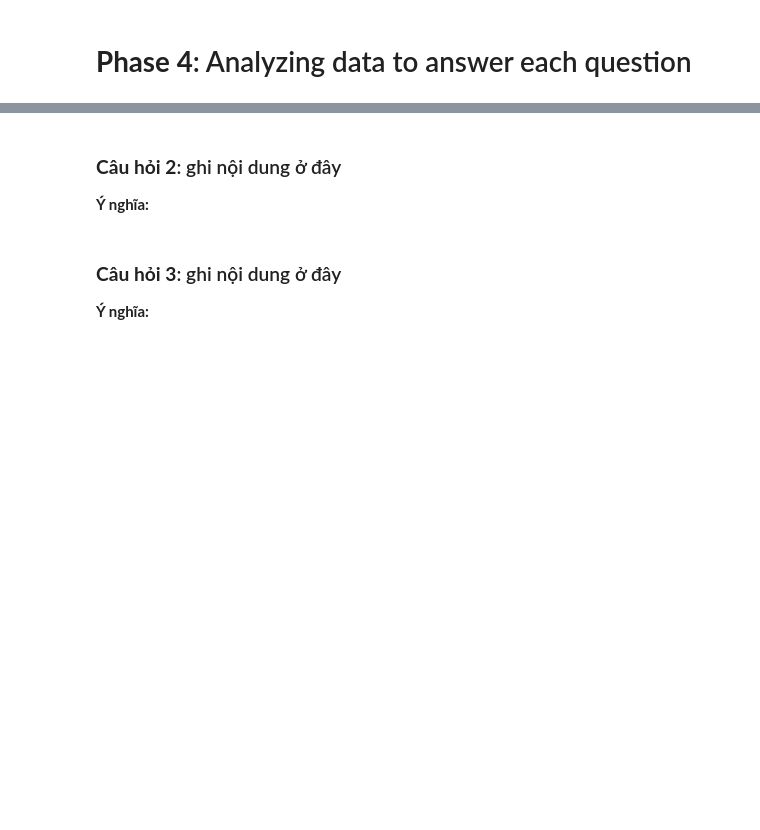
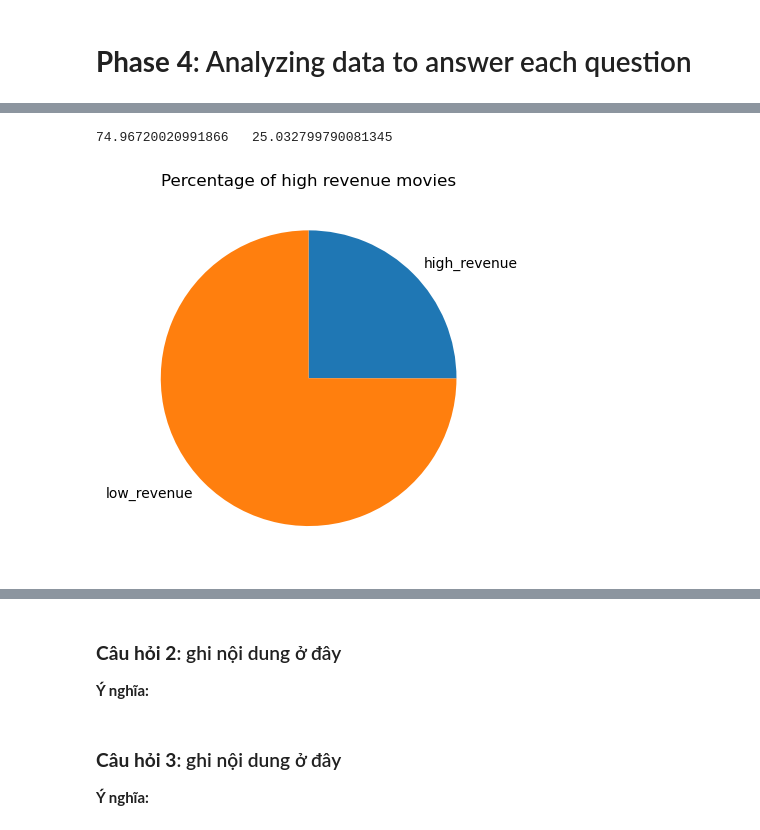
Before and after one commit to baohuyvanba/hcmus_dsp_finalproject_CSC17104, a Jupyter notebook: finalproject.ipynb, the cells around one changed output, grey strips where cells are left out. Saved outputs shown, nothing was run; the diff lists cells and outputs as text; code cells hidden in the pictures; blank space fills up the shorter version.

```diff
--- a/finalproject.ipynb
+++ b/finalproject.ipynb
@@ -209,0 +243,3 @@ memory usage: 163.7+ MB
+# %%
+positive_revenue_df = df.loc[df['revenue'] > 0]
+positive_revenue_df['revenue'].describe()
@@ -209,0 +256,12 @@ memory usage: 163.7+ MB
+# %%
+high_revenue = positive_revenue_df['revenue'].quantile(.75)
+high_revenue_percent = positive_revenue_df['revenue'][positive_revenue_df['revenue'] >= high_revenue].count() / positive_revenue_df.shape[0] *100
+
+high_revenue_df = positive_revenue_df[positive_revenue_df['revenue'] >= high_revenue]
+
+plt.pie([high_revenue_percent, 100-high_revenue_percent], labels = ['high_revenue', 'low_revenue'], startangle = 90, counterclock = False)
+plt.title('Percentage of high revenue movies');
+print(100-high_revenue_percent, ' ', high_revenue_percent)
+# %% [output]
+74.96720020991866   25.032799790081345
+[figure, added]
```
Also changed, not shown: parts of 18 cells of this notebook.
